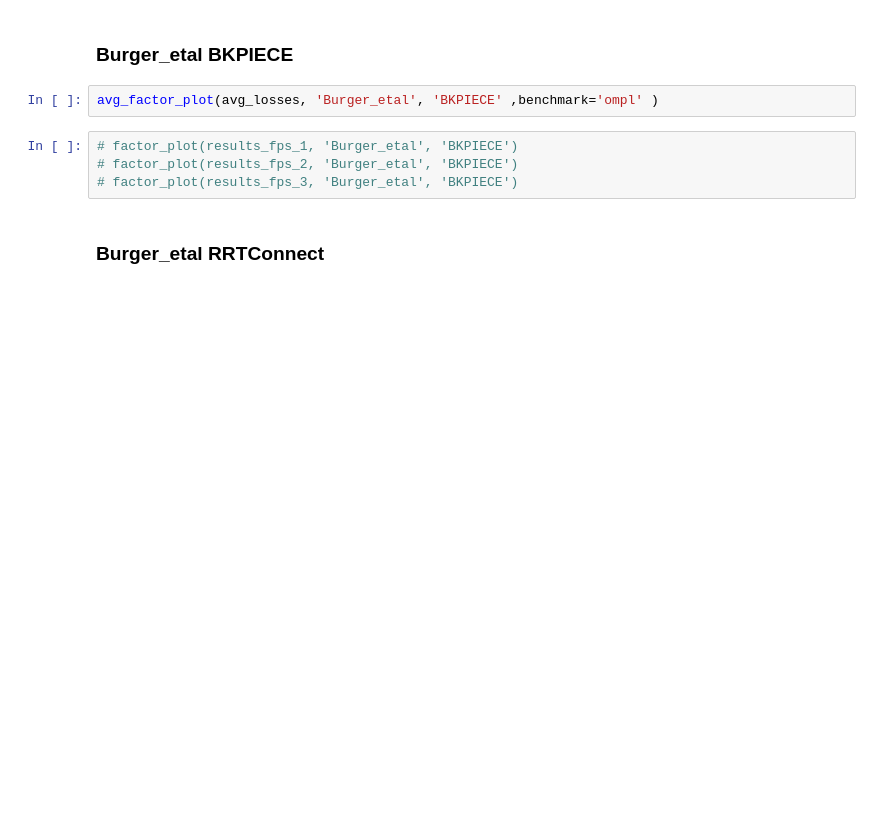
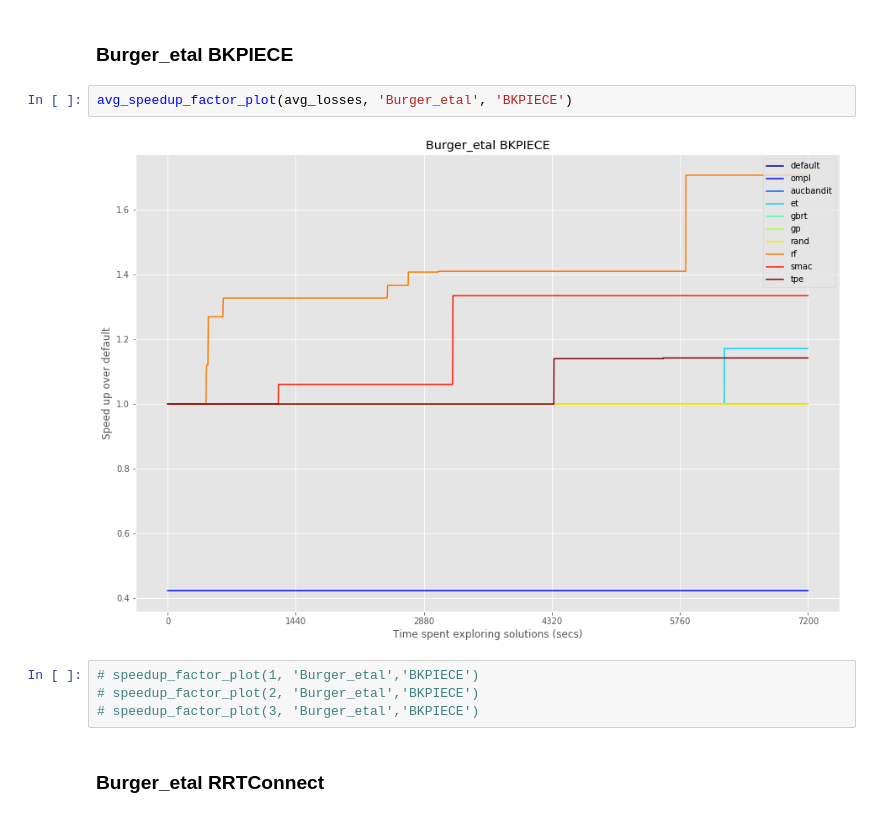
Before and after one commit to charleneleong-ai/crane_plus_v2_motion_planning, a Jupyter notebook: crane_plus_control/results/result_analysis.ipynb, the cells around one changed output. Cells and saved outputs as stored; diff of their text form; blank space fills up the shorter version.

```diff
--- a/crane_plus_control/results/result_analysis.ipynb
+++ b/crane_plus_control/results/result_analysis.ipynb
@@ -211,11 +83,13 @@ avg_factor_plot(avg_losses, 'Cano_etal', 'RRTConnect')
 # %% [markdown]
 ### Burger_etal BKPIECE
 # %%
-avg_factor_plot(avg_losses, 'Burger_etal', 'BKPIECE' ,benchmark='ompl' )
+avg_speedup_factor_plot(avg_losses, 'Burger_etal', 'BKPIECE')
+# %% [output]
+[figure, added]
 # %%
-# factor_plot(results_fps_1, 'Burger_etal', 'BKPIECE')
-# factor_plot(results_fps_2, 'Burger_etal', 'BKPIECE')
-# factor_plot(results_fps_3, 'Burger_etal', 'BKPIECE')
+# speedup_factor_plot(1, 'Burger_etal','BKPIECE')
+# speedup_factor_plot(2, 'Burger_etal','BKPIECE')
+# speedup_factor_plot(3, 'Burger_etal','BKPIECE')
 # %% [markdown]
 ### Burger_etal RRTConnect
 # %%
```
Also changed, not shown: parts of 17 cells of this notebook, 22 other files.
